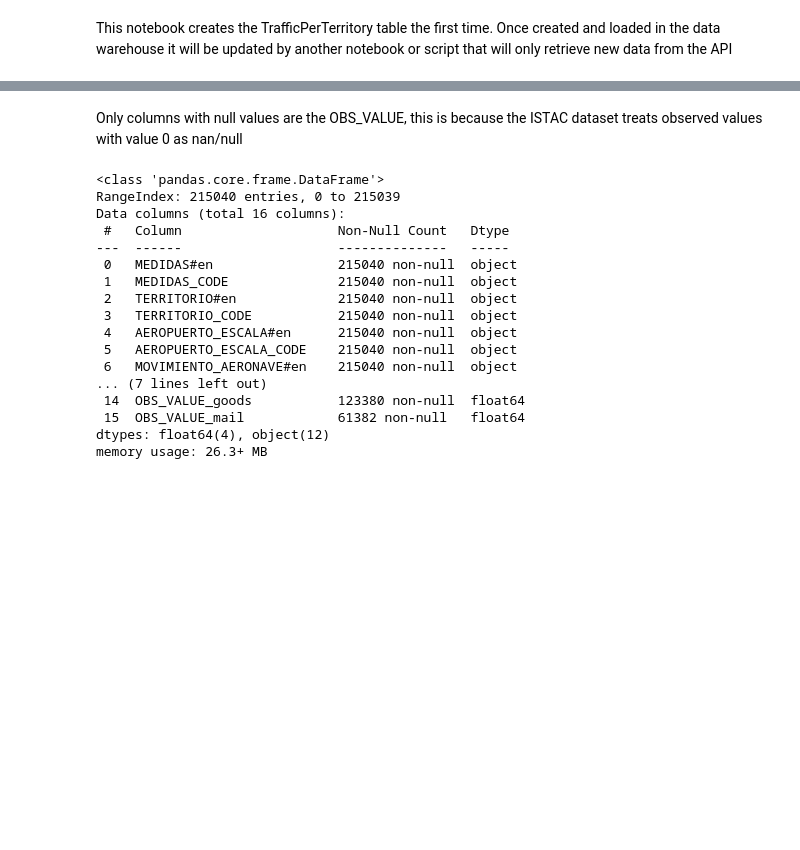
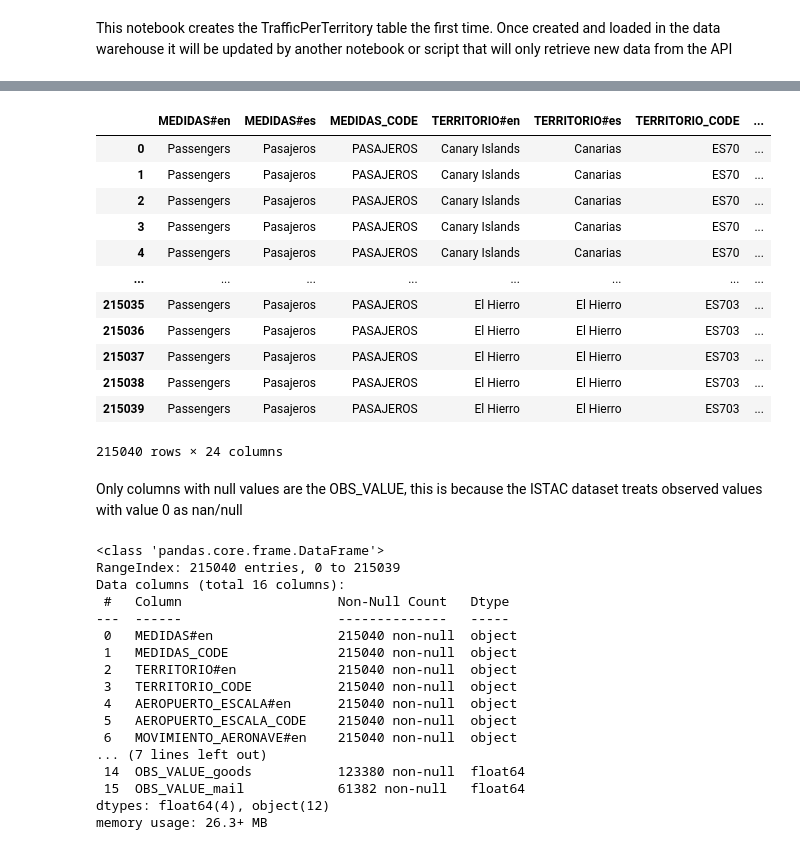
Before and after one commit to joseantonio002/air_transport_statistics_Canary_Islands, a Jupyter notebook: scripts/code_not_pipelines_tables/createTrafficPerTerritory.ipynb, the cells around one changed output, grey strips where cells are left out. Cells and saved outputs as stored; diff of their text form; code cells hidden in the pictures; blank space fills up the shorter version.

```diff
--- a/scripts/code_not_pipelines_tables/createTrafficPerTerritory.ipynb
+++ b/scripts/code_not_pipelines_tables/createTrafficPerTerritory.ipynb
@@ -21,3 +23,19 @@ operat = pd.read_csv(u.get_data_from_API_call(url_o))
+# %%
+passg
+# %% [output]
+|  | MEDIDAS#en | MEDIDAS#es | MEDIDAS_CODE | TERRITORIO#en | TERRITORIO#es | TERRITORIO_CODE | ... |
+| 0 | Passengers | Pasajeros | PASAJEROS | Canary Islands | Canarias | ES70 | ... |
+| 1 | Passengers | Pasajeros | PASAJEROS | Canary Islands | Canarias | ES70 | ... |
+| 2 | Passengers | Pasajeros | PASAJEROS | Canary Islands | Canarias | ES70 | ... |
+| 3 | Passengers | Pasajeros | PASAJEROS | Canary Islands | Canarias | ES70 | ... |
+| 4 | Passengers | Pasajeros | PASAJEROS | Canary Islands | Canarias | ES70 | ... |
+| ... | ... | ... | ... | ... | ... | ... | ... |
+| 215035 | Passengers | Pasajeros | PASAJEROS | El Hierro | El Hierro | ES703 | ... |
+| 215036 | Passengers | Pasajeros | PASAJEROS | El Hierro | El Hierro | ES703 | ... |
+| 215037 | Passengers | Pasajeros | PASAJEROS | El Hierro | El Hierro | ES703 | ... |
+| 215038 | Passengers | Pasajeros | PASAJEROS | El Hierro | El Hierro | ES703 | ... |
+| 215039 | Passengers | Pasajeros | PASAJEROS | El Hierro | El Hierro | ES703 | ... |
+215040 rows × 24 columns
 # %%
 # For some reason the operations table changes the name of the column of the stopover airport
 operat.rename({'AEROPUERTO_ORIGEN_DESTINO_CODE': 'AEROPUERTO_ESCALA_CODE', 'AEROPUERTO_ORIGEN_DESTINO#en': 'AEROPUERTO_ESCALA#en'}, axis=1, inplace=True)
```
Also changed, not shown: parts of 4 cells of this notebook, 2 other files.
